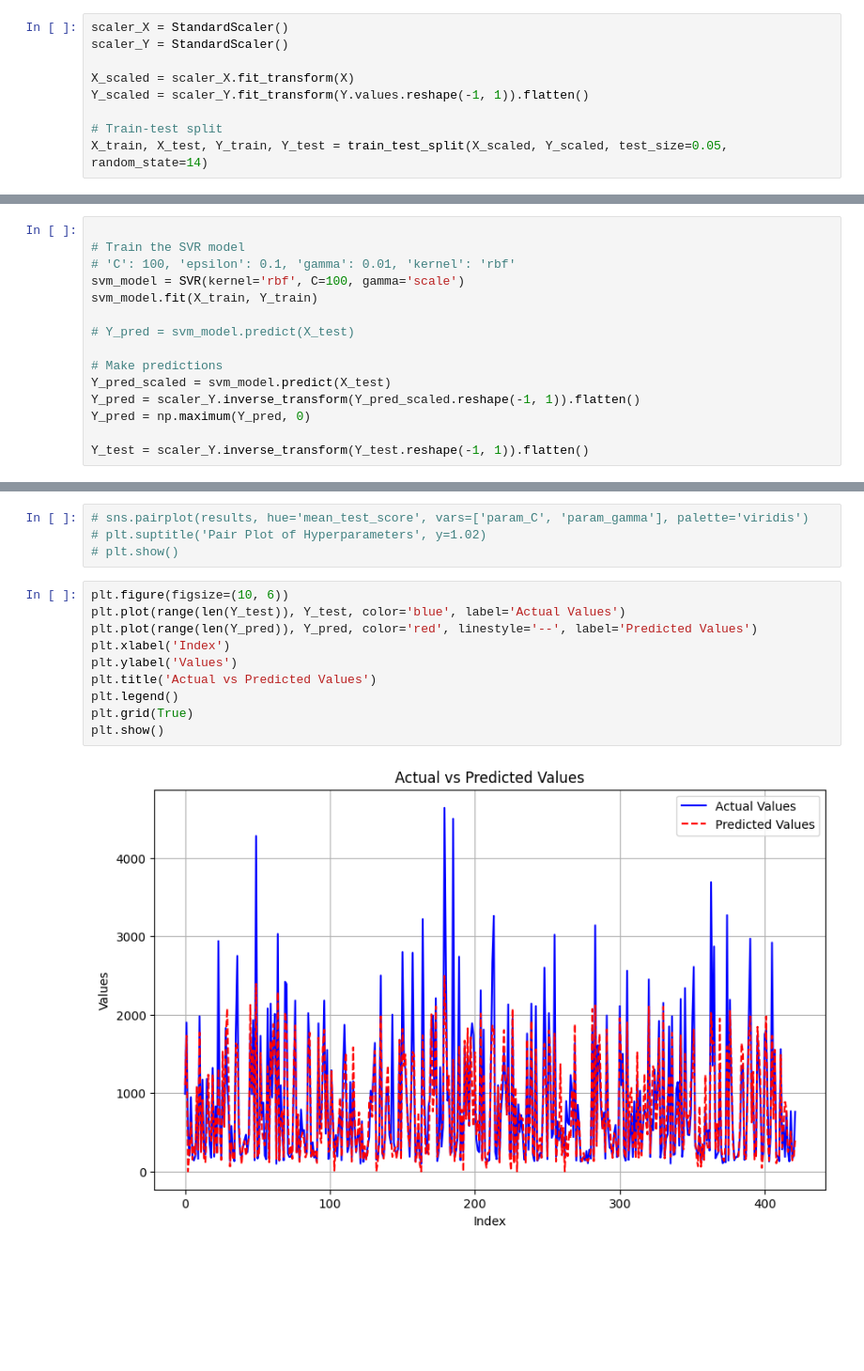
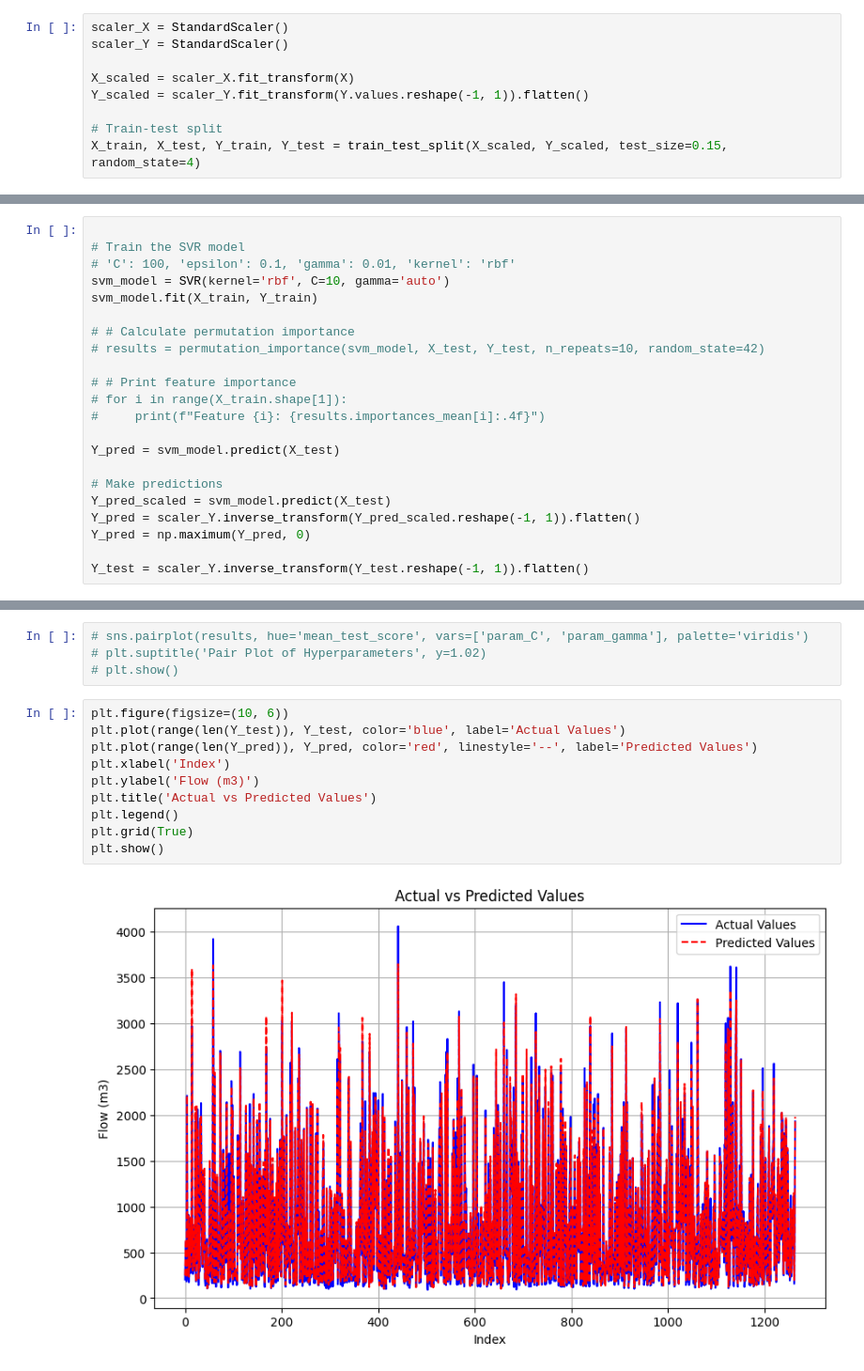
Before and after one commit to Abdullah-Usmani/flood-research1, a Jupyter notebook: SVMtest.ipynb, the cells around one changed output, grey strips where cells are left out. Shown at 94% size. Saved outputs shown, nothing was run; the diff lists cells and outputs as text; blank space fills up the shorter version.

```diff
--- a/SVMtest.ipynb
+++ b/SVMtest.ipynb
@@ -68,7 +69,7 @@ X_scaled = scaler_X.fit_transform(X)
 Y_scaled = scaler_Y.fit_transform(Y.values.reshape(-1, 1)).flatten()
 
 # Train-test split
-X_train, X_test, Y_train, Y_test = train_test_split(X_scaled, Y_scaled, test_size=0.05, random_state=14)
+X_train, X_test, Y_train, Y_test = train_test_split(X_scaled, Y_scaled, test_size=0.15, random_state=4)
 # %%
 # # Convert scaled features back to DataFrame for easier plotting
 # df_scaled = pd.DataFrame(X_scaled, columns=X.columns)
@@ -112,10 +113,17 @@ X_train, X_test, Y_train, Y_test = train_test_split(X_scaled, Y_scaled, test_siz
 
 # Train the SVR model
 # 'C': 100, 'epsilon': 0.1, 'gamma': 0.01, 'kernel': 'rbf'
-svm_model = SVR(kernel='rbf', C=100, gamma='scale')
+svm_model = SVR(kernel='rbf', C=10, gamma='auto')
 svm_model.fit(X_train, Y_train)
 
-# Y_pred = svm_model.predict(X_test)
+# # Calculate permutation importance
+# results = permutation_importance(svm_model, X_test, Y_test, n_repeats=10, random_state=42)
+
+# # Print feature importance
+# for i in range(X_train.shape[1]):
+#     print(f"Feature {i}: {results.importances_mean[i]:.4f}")
+
+Y_pred = svm_model.predict(X_test)
 
 # Make predictions
 Y_pred_scaled = svm_model.predict(X_test)
@@ -258,15 +266,15 @@ Root Mean Squared Error: 423.5083695043508
 # %%
 plt.figure(figsize=(10, 6))
 plt.plot(range(len(Y_test)), Y_test, color='blue', label='Actual Values')
 plt.plot(range(len(Y_pred)), Y_pred, color='red', linestyle='--', label='Predicted Values')
 plt.xlabel('Index')
-plt.ylabel('Values')
+plt.ylabel('Flow (m3)')
 plt.title('Actual vs Predicted Values')
 plt.legend()
 plt.grid(True)
 plt.show()
 # %% [output]
-[figure, old version]
+[figure, new version]
 # %%
 plt.figure(figsize=(10, 6))
 plt.scatter(Y_test, Y_pred, color='blue')
```
Also changed, not shown: parts of 9 cells of this notebook, 7 other files.
